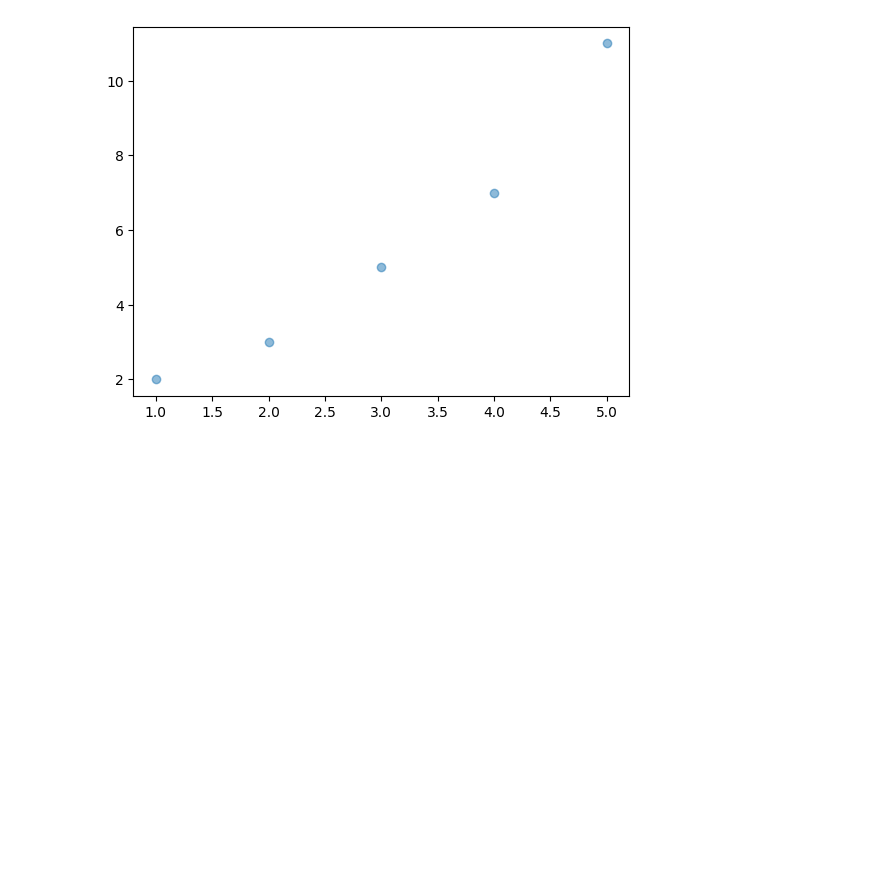
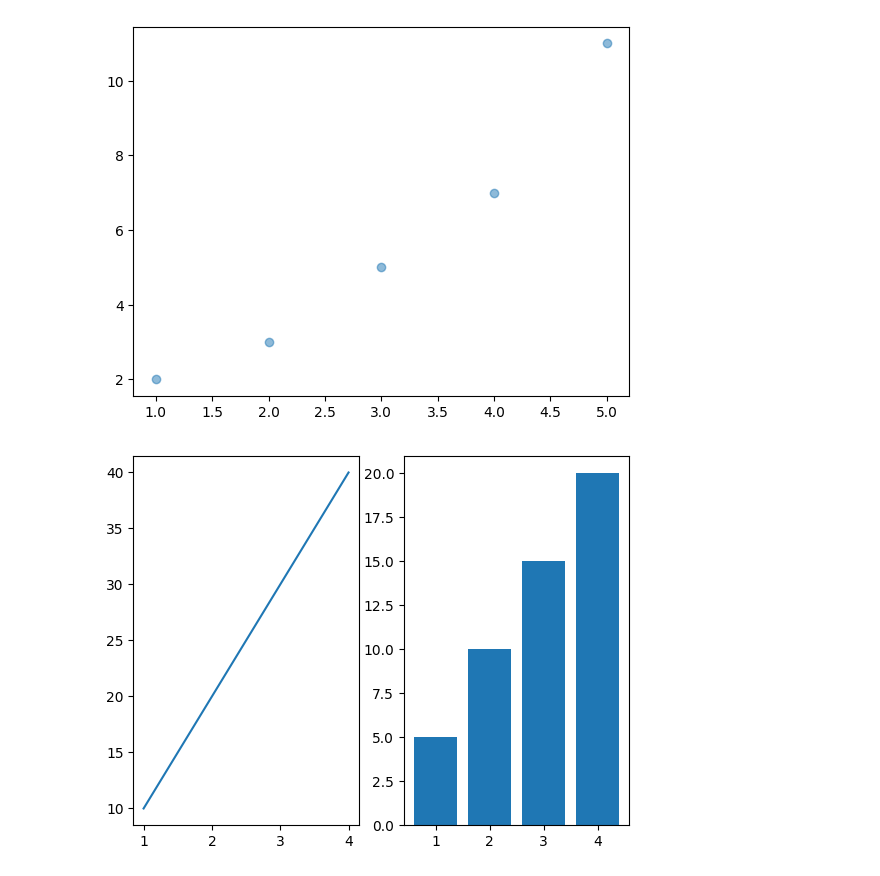
Before and after one commit to vvanarasi/BITS, a Jupyter notebook: Assignment2.ipynb, the cells around one changed output. Saved outputs shown, nothing was run; the diff lists cells and outputs as text; code cells hidden in the pictures; blank space fills up the shorter version.

```diff
--- a/Assignment2.ipynb
+++ b/Assignment2.ipynb
@@ -36,11 +36,14 @@ plt.scatter(x, y,alpha=0.5)
 # %%
 import numpy as np
 import matplotlib.pyplot as plt
 
 x1=[1,2,3,4]
 y1=[10,20,30,40]
 y2=[5,10,15,20]
 fig, ax = plt.subplots(nrows=1, ncols=2)
 
 ax[0].plot(x1, y1)
-ax[1].plot(x1, y2)
+ax[1].bar(x1, y2)
+plt.show()
+# %% [output]
+[figure, added]
```
